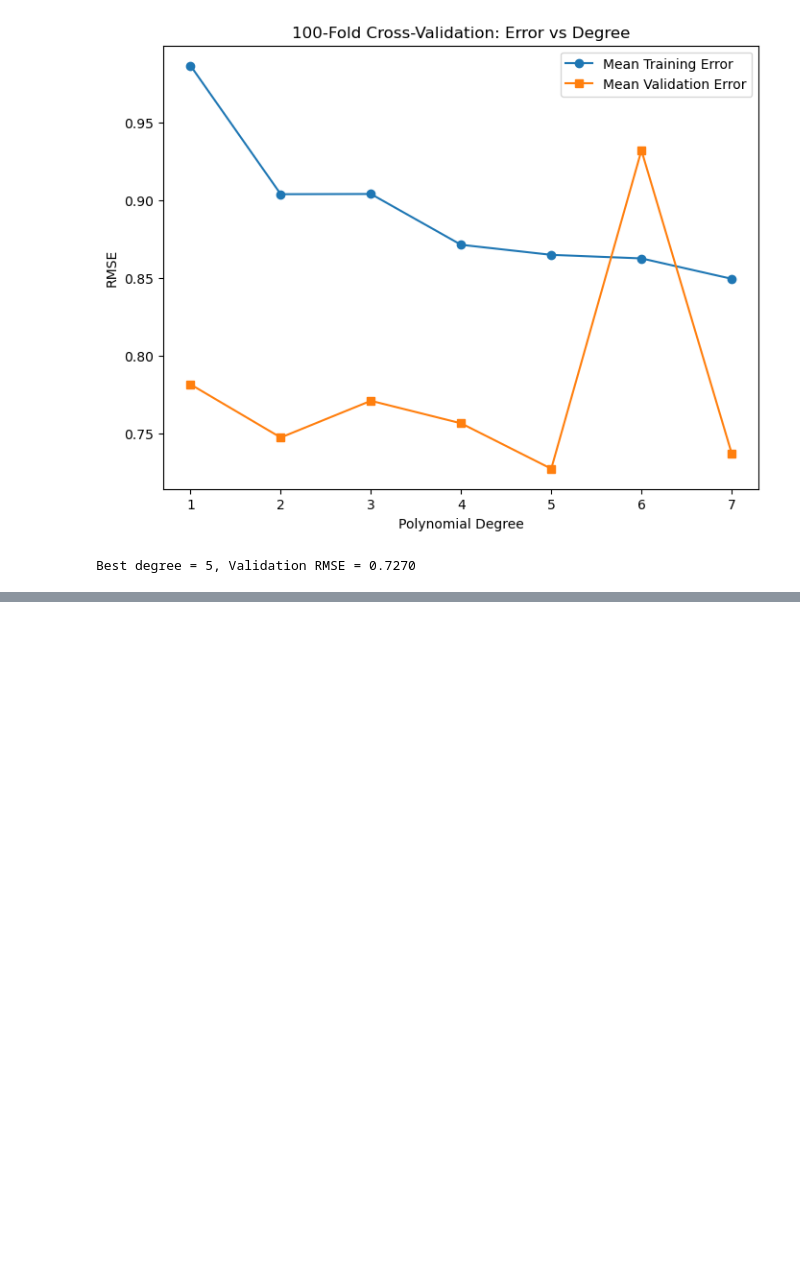
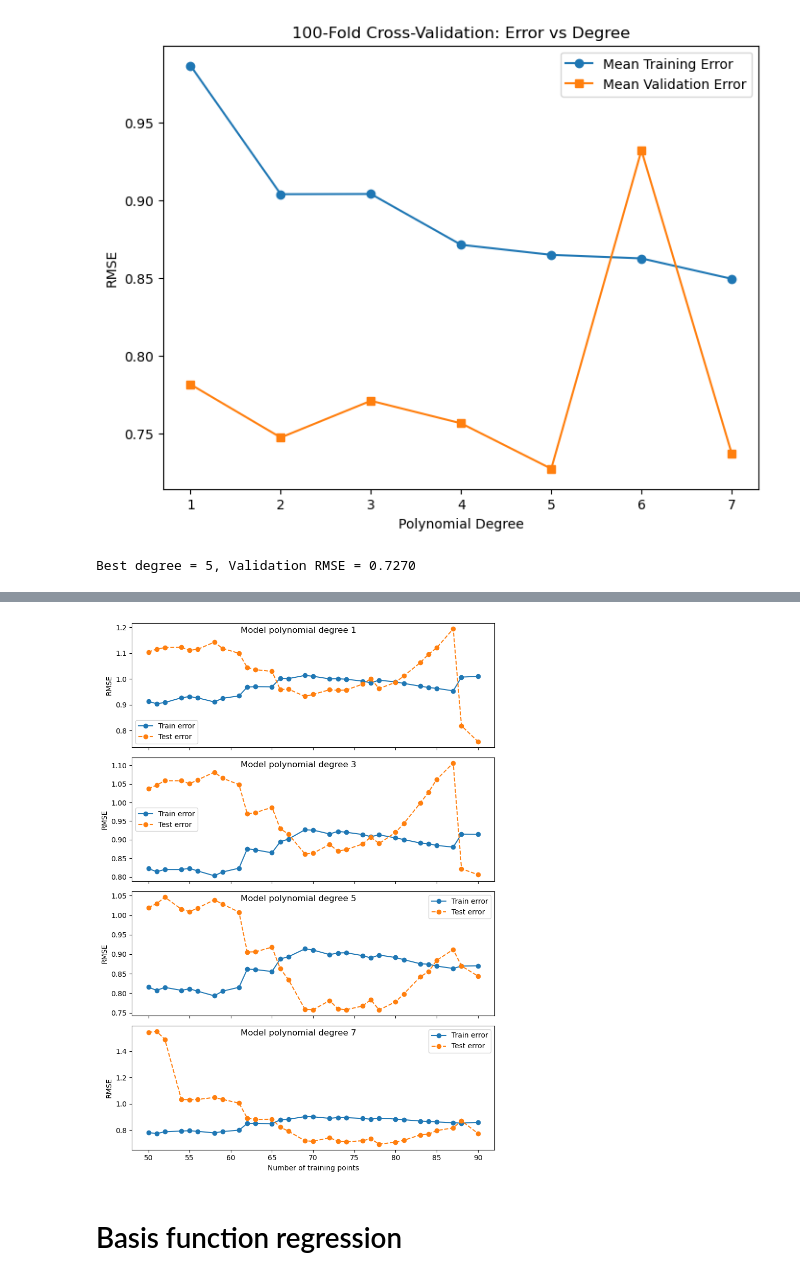
Before and after one commit to robertoinfurna/astrostatistics_bicocca_2024, a Jupyter notebook: working/16_Supernova_distances_and_redshifts.ipynb, the cells around one changed output, grey strips where cells are left out. Drawn from its saved outputs; the diff is of its cells as text; code cells hidden in the pictures; blank space fills up the shorter version.

```diff
--- a/working/16_Supernova_distances_and_redshifts.ipynb
+++ b/working/16_Supernova_distances_and_redshifts.ipynb
@@ -268,0 +292,60 @@ Best degree = 5, Validation RMSE = 0.7270
+# %%
+# Loss function
+def loss_function(y_true, y_pred):
+    return np.sqrt(np.mean((y_true - y_pred) ** 2))
+
+# Set up plot
+fig, axs = plt.subplots(4, 1, figsize=(8, 12), sharex=True)
+degrees = [1, 3, 5, 7]
+
+for i, n in enumerate(degrees):
+    train_errors = []
+    test_errors = []
+    train_sizes = []
+
+    for test_size in np.linspace(0.5,0.1,30): #[0.5, 0.4, 0.3, 0.2]:
+        # Determine number of training points
+        n_train = int(len(X) * (1 - test_size))
+        train_sizes.append(n_train)
+
+        # Split the dataset
+        X_train, X_test, y_train_full, y_test_full = train_test_split(
+            X, np.column_stack([y, dy]), test_size=test_size, shuffle=True, random_state=0
+        )
+
+        # Extract uncertainties and targets
+        y_train = y_train_full[:, 0]
+        dy_train = y_train_full[:, 1]
+
+        y_test = y_test_full[:, 0]
+        dy_test = y_test_full[:, 1]
+
+        # Fit model
+        model = PolynomialRegression(n)
+        model.fit(X_train, y_train, dy_train)
+
+        # Predict on train and test sets
+        y_pred_train = model.predict(X_train)
+        y_pred_test = model.predict(X_test)
+
+        # Evaluate loss
+        train_errors.append(loss_function(y_train, y_pred_train))
+        test_errors.append(loss_function(y_test, y_pred_test))
+
+
+    ax = axs[i]
+    ax.plot(train_sizes, train_errors, 'o-', label='Train error')
+    ax.plot(train_sizes, test_errors, 'o--', label='Test error')
+    ax.set_ylabel(f'RMSE')
+    ax.text(0.3,0.85,f'Model polynomial degree {n}\n', fontsize=12, transform=ax.transAxes)
+    ax.legend()
+    #ax.grid(True)
+
+axs[-1].set_xlabel('Number of training points')
+#plt.suptitle('Learning Curves for Polynomial Regression')
+plt.tight_layout(rect=[0, 0.03, 1, 0.95])
+plt.show()
+# %% [output]
+[figure, added]
+# %% [markdown]
+# Basis function regression
```
Also changed, not shown: parts of 14 cells of this notebook.
